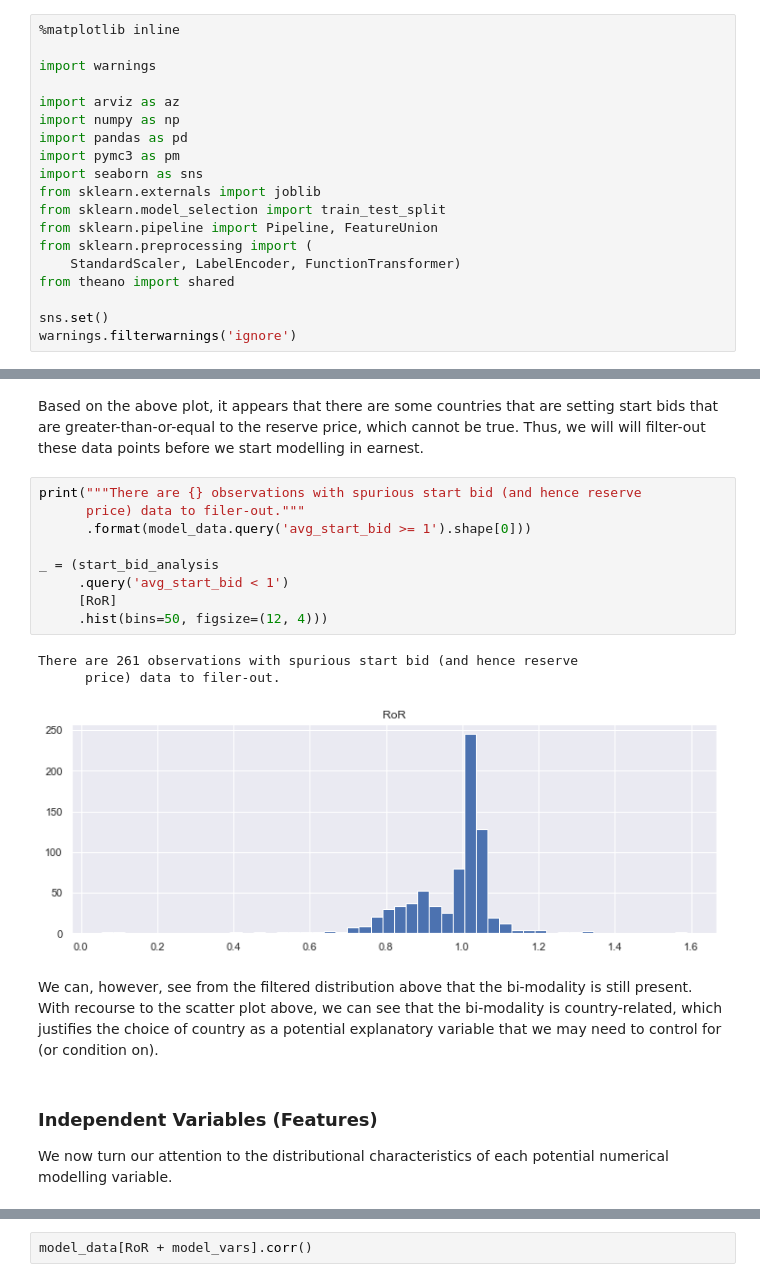
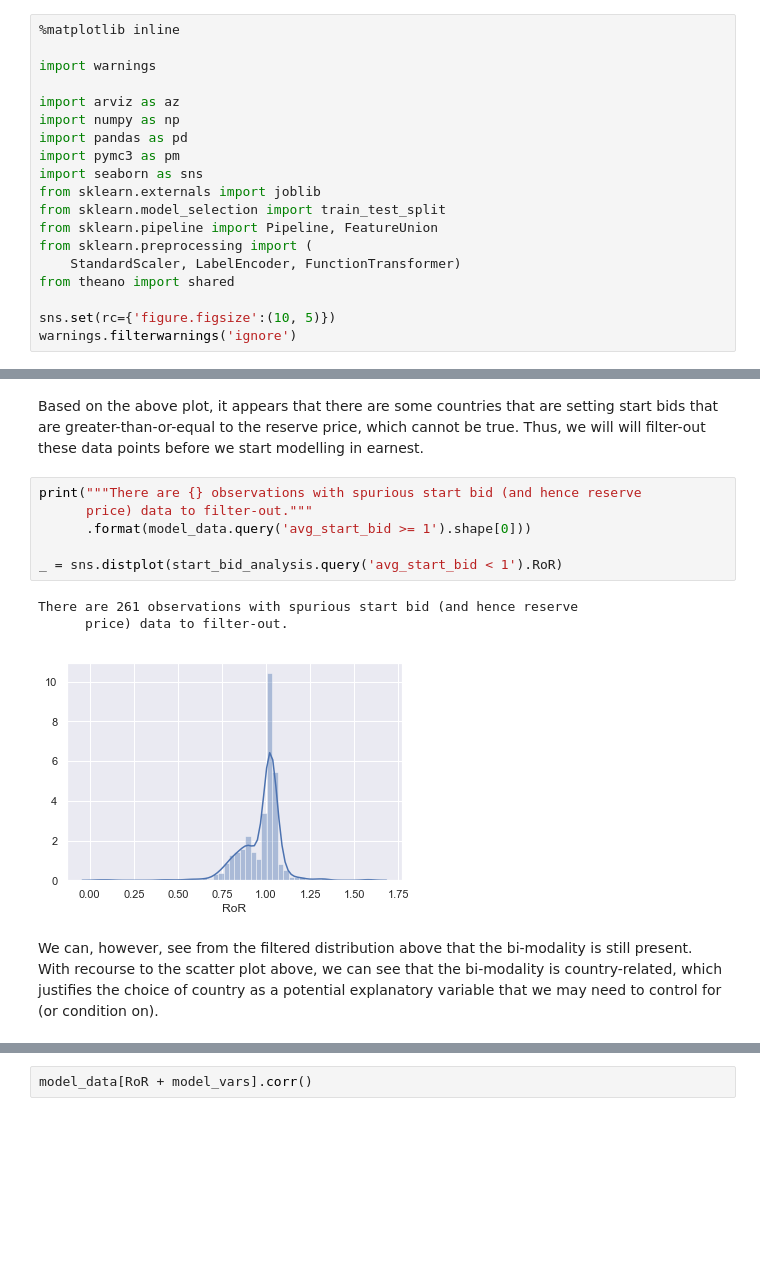
Before and after one commit to AlexIoannides/pymc-example-project, a Jupyter notebook: notebooks/pymc3_bayesian_data_workflow.ipynb, the cells around one changed output, grey strips where cells are left out. Drawn from its saved outputs; the diff is of its cells as text; blank space fills up the shorter version.

```diff
--- a/notebooks/pymc3_bayesian_data_workflow.ipynb
+++ b/notebooks/pymc3_bayesian_data_workflow.ipynb
@@ -22,7 +23,7 @@ from sklearn.preprocessing import (
     StandardScaler, LabelEncoder, FunctionTransformer)
 from theano import shared
 
-sns.set()
+sns.set(rc={'figure.figsize':(10, 5)})
 warnings.filterwarnings('ignore')
 # %% [markdown]
 ## Load Data and Yield Pandas DataFrame
@@ -179,20 +187,13 @@ _ = (start_bid_analysis
 Based on the above plot, it appears that there are some countries that are setting start bids that are greater-than-or-equal to the reserve price, which cannot be true. Thus, we will will filter-out these data points before we start modelling in earnest.
 # %%
 print("""There are {} observations with spurious start bid (and hence reserve
-      price) data to filer-out."""
+      price) data to filter-out."""
       .format(model_data.query('avg_start_bid >= 1').shape[0]))
 
-_ = (start_bid_analysis
-     .query('avg_start_bid < 1')
-     [RoR]
-     .hist(bins=50, figsize=(12, 4)))
+_ = sns.distplot(start_bid_analysis.query('avg_start_bid < 1').RoR)
 # %% [output]
 There are 261 observations with spurious start bid (and hence reserve
-      price) data to filer-out.
+      price) data to filter-out.
-[figure, old version]
+[figure, new version]
 # %% [markdown]
 We can, however, see from the filtered distribution above that the bi-modality is still present. With recourse to the scatter plot above, we can see that the bi-modality is country-related, which justifies the choice of country as a potential explanatory variable that we may need to control for (or condition on).
-# %% [markdown]
-### Independent Variables (Features)
-
-We now turn our attention to the distributional characteristics of each potential numerical modelling variable.
```
Also changed, not shown: parts of 29 cells of this notebook.
